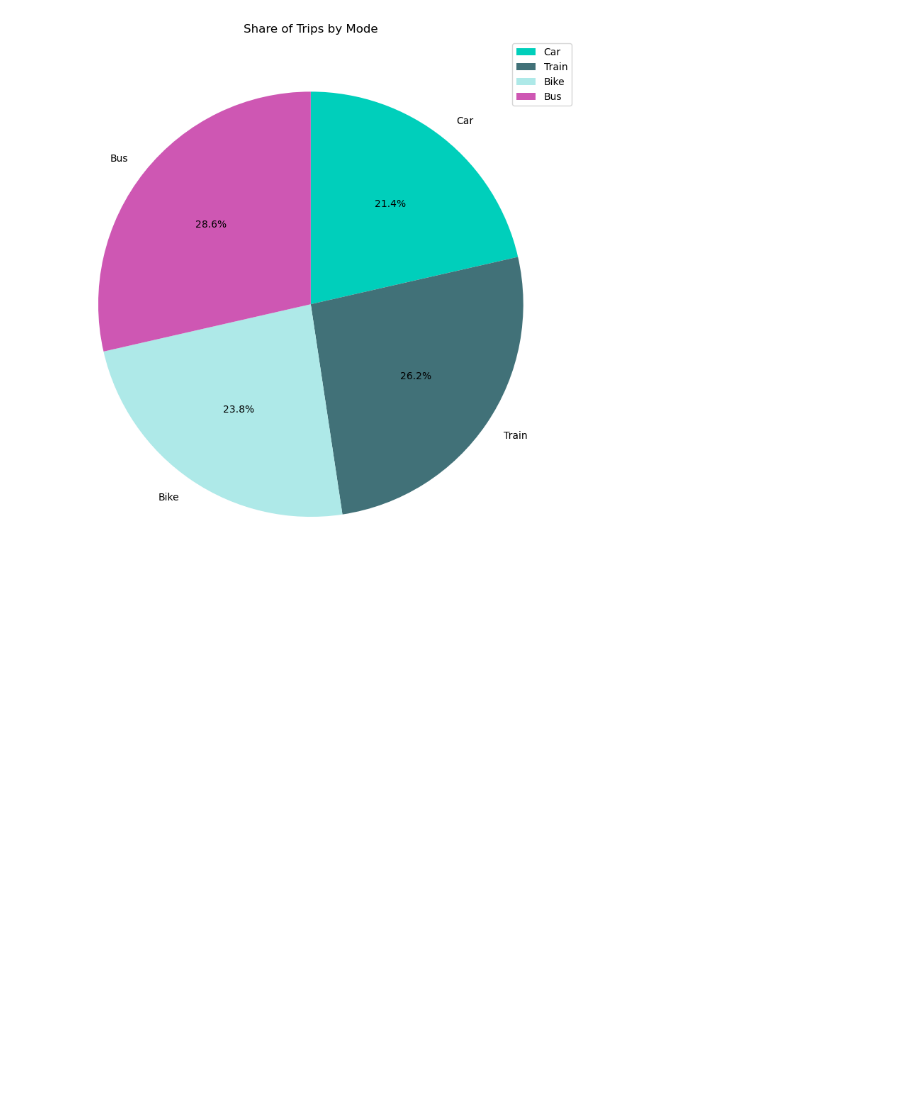
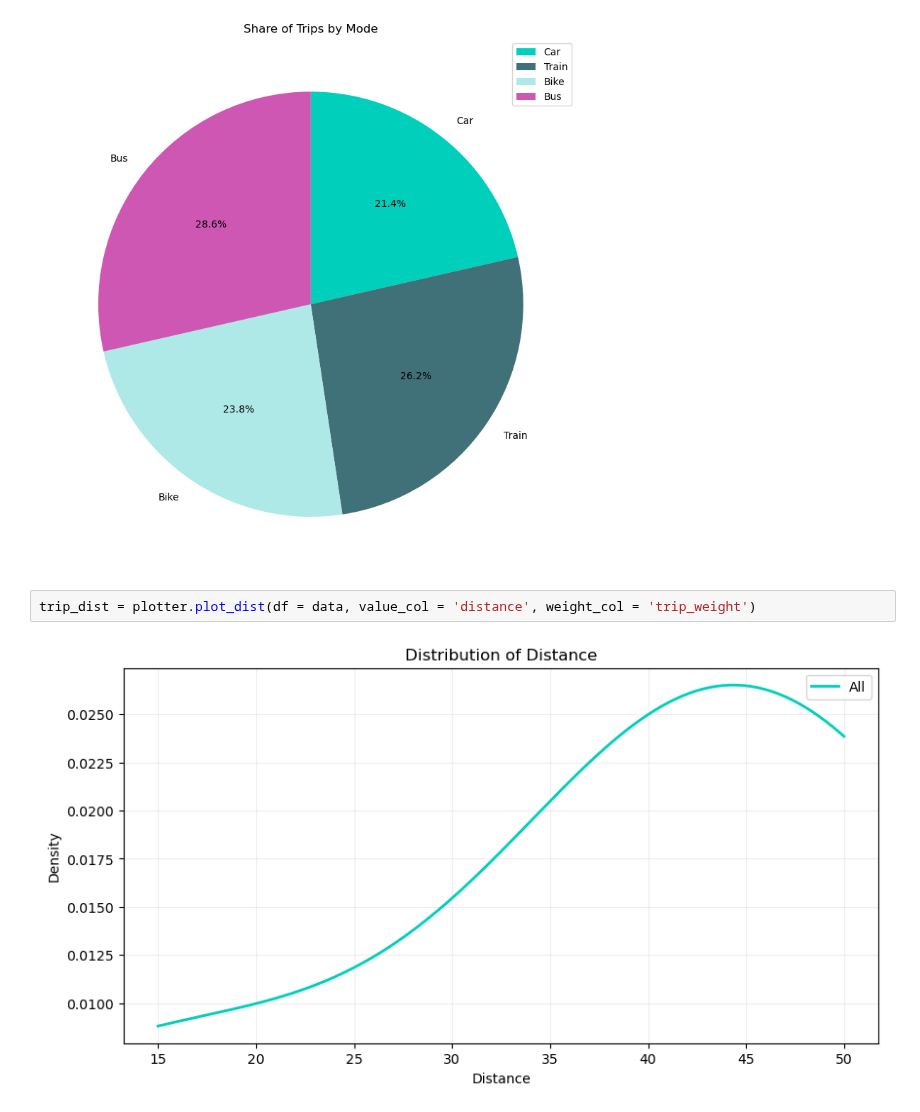
Before and after one commit to BayAreaMetro/Travel-Diary-Surveys, a Jupyter notebook: SurveyModelTool/Examples/Example.ipynb, the cells around one changed output. Saved outputs shown, nothing was run; the diff lists cells and outputs as text; blank space fills up the shorter version.

```diff
--- a/SurveyModelTool/Examples/Example.ipynb
+++ b/SurveyModelTool/Examples/Example.ipynb
@@ -115,3 +115,7 @@ Bus                 0        1
 mode_pie = plotter.plot_share_pie(df = data, group_col = 'mode', weight_col = 'trip_weight')
 # %% [output]
 [figure]
+# %%
+trip_dist = plotter.plot_dist(df = data, value_col = 'distance', weight_col = 'trip_weight')
+# %% [output]
+[figure, added]
```
Also changed, not shown: parts of 2 cells of this notebook.
